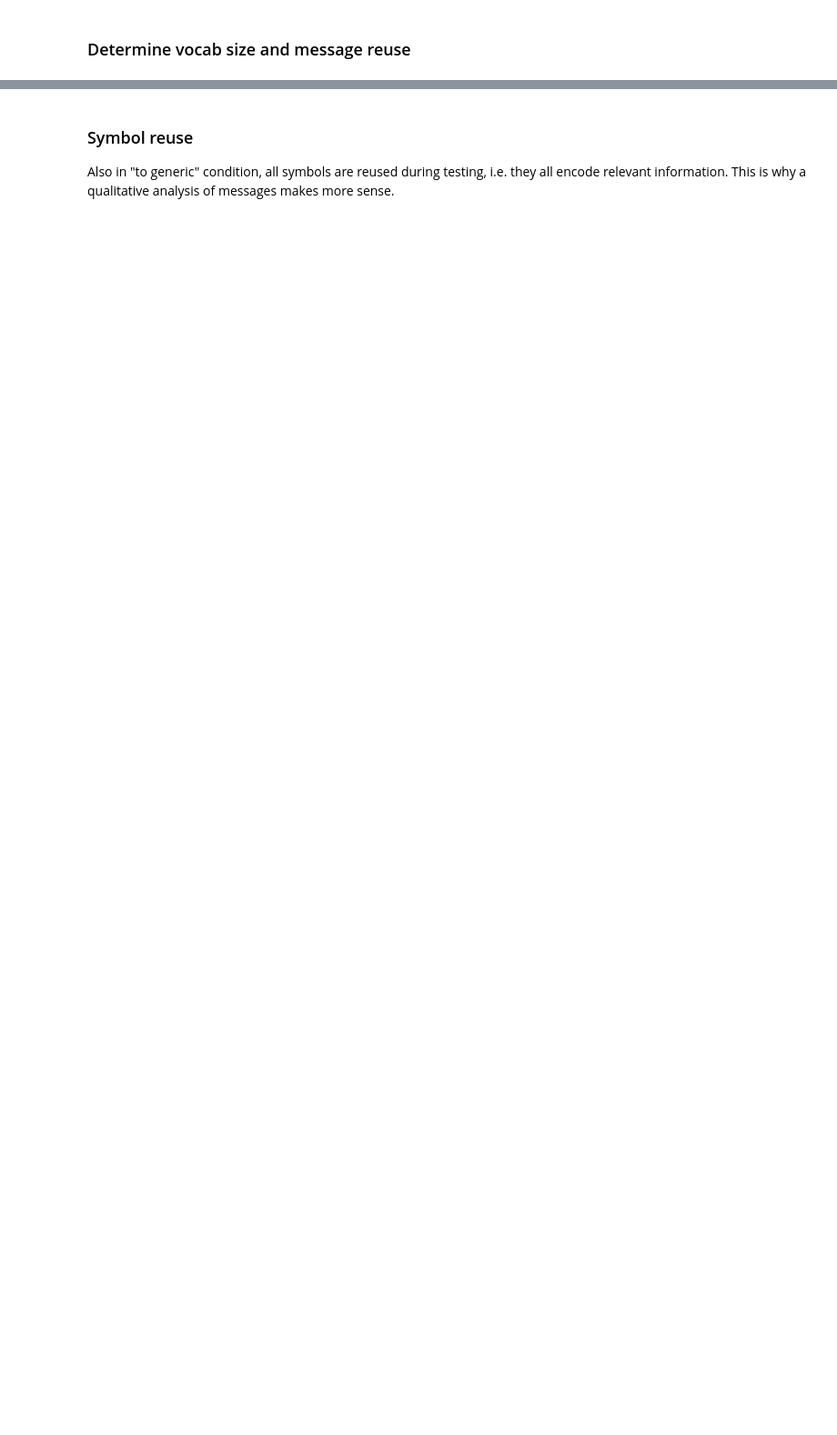
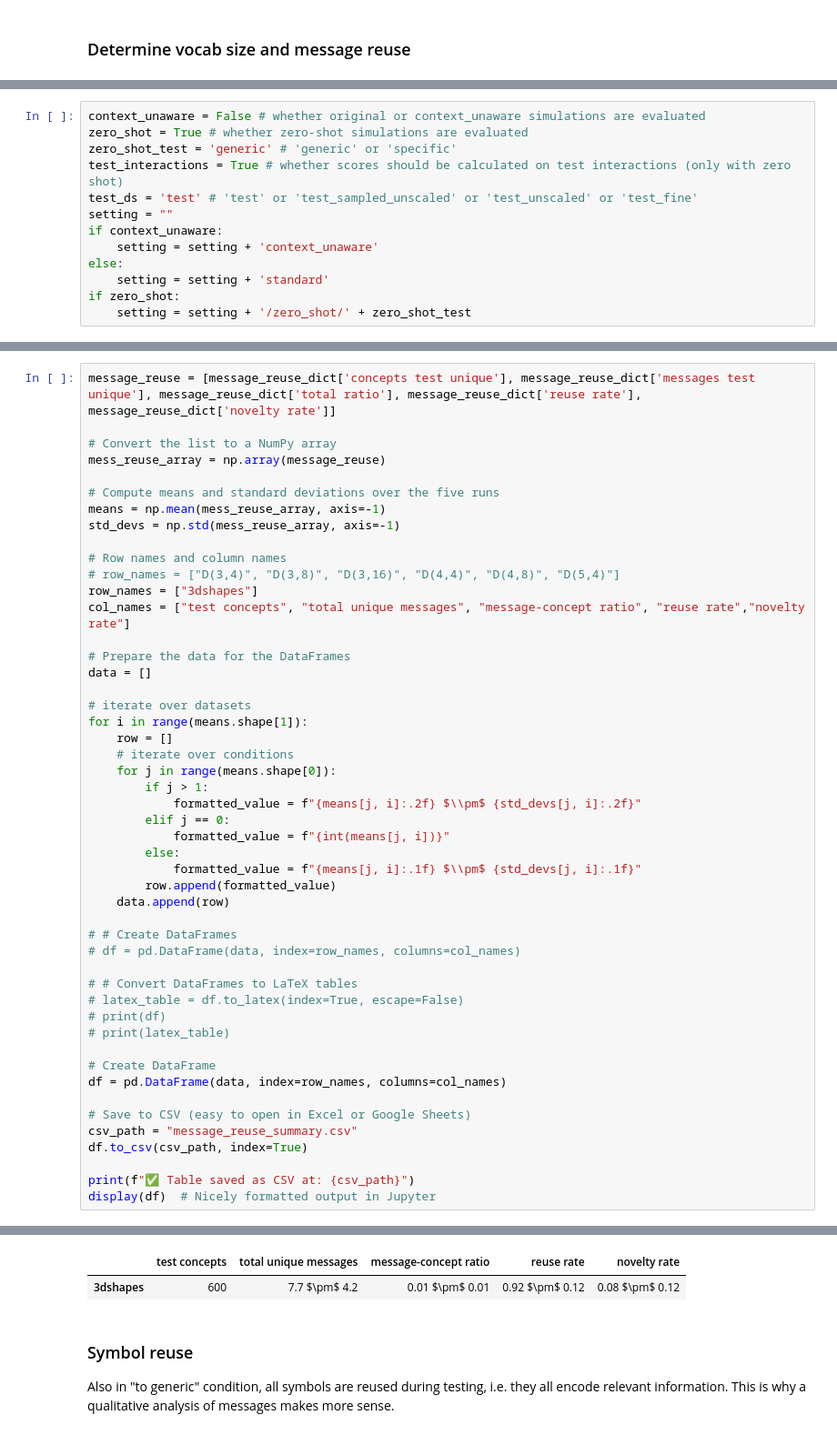
Before and after one commit to kristinakobrock/emergent-abstractions, a Jupyter notebook: analysis_zero_shot_qualitative.ipynb, the cells around one changed output, grey strips where cells are left out. Shown at 91% size. Drawn from its saved outputs; the diff is of its cells as text; blank space fills up the shorter version.

```diff
--- a/analysis_zero_shot_qualitative.ipynb
+++ b/analysis_zero_shot_qualitative.ipynb
@@ -341,0 +426,13 @@ Novelty rate is way lower for 3dshapes (0.08<0.20)
+# %%
+context_unaware = False # whether original or context_unaware simulations are evaluated
+zero_shot = True # whether zero-shot simulations are evaluated
+zero_shot_test = 'generic' # 'generic' or 'specific'
+test_interactions = True # whether scores should be calculated on test interactions (only with zero shot)
+test_ds = 'test' # 'test' or 'test_sampled_unscaled' or 'test_unscaled' or 'test_fine'
+setting = ""
+if context_unaware:
+    setting = setting + 'context_unaware'
+else:
+    setting = setting + 'standard'
+if zero_shot:
+    setting = setting + '/zero_shot/' + zero_shot_test
@@ -341,0 +466,50 @@ Novelty rate is way lower for 3dshapes (0.08<0.20)
+# %%
+message_reuse = [message_reuse_dict['concepts test unique'], message_reuse_dict['messages test unique'], message_reuse_dict['total ratio'], message_reuse_dict['reuse rate'], message_reuse_dict['novelty rate']]
+
+# Convert the list to a NumPy array
+mess_reuse_array = np.array(message_reuse)
+
+# Compute means and standard deviations over the five runs
+means = np.mean(mess_reuse_array, axis=-1)
+std_devs = np.std(mess_reuse_array, axis=-1)
+
+# Row names and column names
+# row_names = ["D(3,4)", "D(3,8)", "D(3,16)", "D(4,4)", "D(4,8)", "D(5,4)"]
+row_names = ["3dshapes"]
+col_names = ["test concepts", "total unique messages", "message-concept ratio", "reuse rate","novelty rate"]
+
+# Prepare the data for the DataFrames
+data = []
+
+# iterate over datasets
+for i in range(means.shape[1]):
+    row = []
+    # iterate over conditions
+    for j in range(means.shape[0]):
+        if j > 1:
+            formatted_value = f"{means[j, i]:.2f} $\\pm$ {std_devs[j, i]:.2f}"
+        elif j == 0:
+            formatted_value = f"{int(means[j, i])}"
+        else:
+            formatted_value = f"{means[j, i]:.1f} $\\pm$ {std_devs[j, i]:.1f}"
+        row.append(formatted_value)
+    data.append(row)
+
+# # Create DataFrames
+# df = pd.DataFrame(data, index=row_names, columns=col_names)
+
+# # Convert DataFrames to LaTeX tables
+# latex_table = df.to_latex(index=True, escape=False)
+# print(df)
+# print(latex_table)
+
+# Create DataFrame
+df = pd.DataFrame(data, index=row_names, columns=col_names)
+
+# Save to CSV (easy to open in Excel or Google Sheets)
+csv_path = "message_reuse_summary.csv"
+df.to_csv(csv_path, index=True)
+
+print(f"✅ Table saved as CSV at: {csv_path}")
+display(df)  # Nicely formatted output in Jupyter
+# %% [output]
@@ -342,3 +517,5 @@ Novelty rate is way lower for 3dshapes (0.08<0.20)
+|  | test concepts | total unique messages | message-concept ratio | reuse rate | novelty rate |
+| 3dshapes | 600 | 7.7 $\pm$ 4.2 | 0.01 $\pm$ 0.01 | 0.92 $\pm$ 0.12 | 0.08 $\pm$ 0.12 |
 # %% [markdown]
 ### Symbol reuse
 Also in "to generic" condition, all symbols are reused during testing, i.e. they all encode relevant information. This is why a qualitative analysis of messages makes more sense.
```
Also changed, not shown: parts of 34 cells of this notebook, 4 other files.
